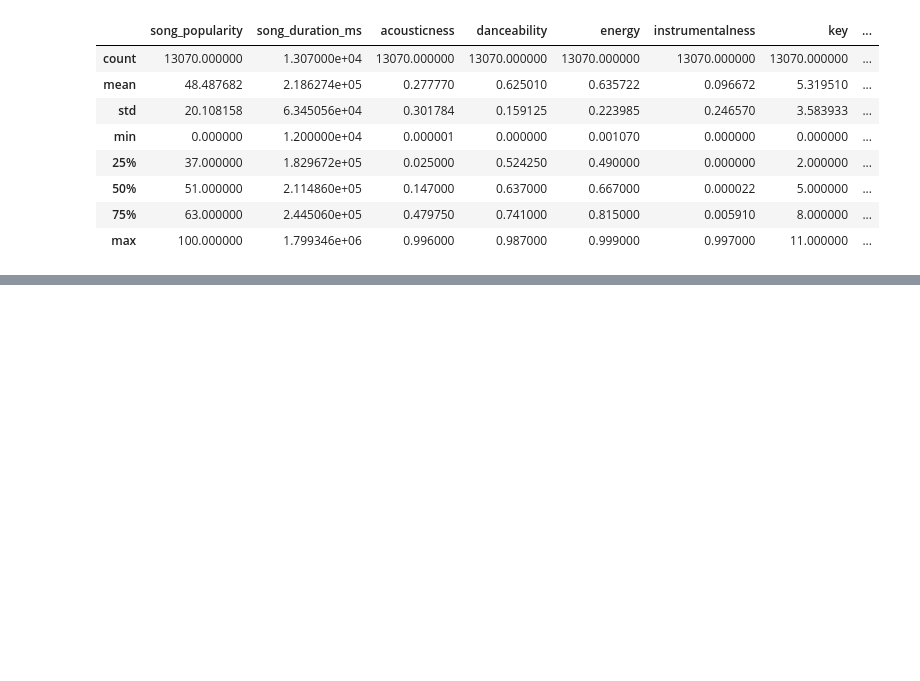
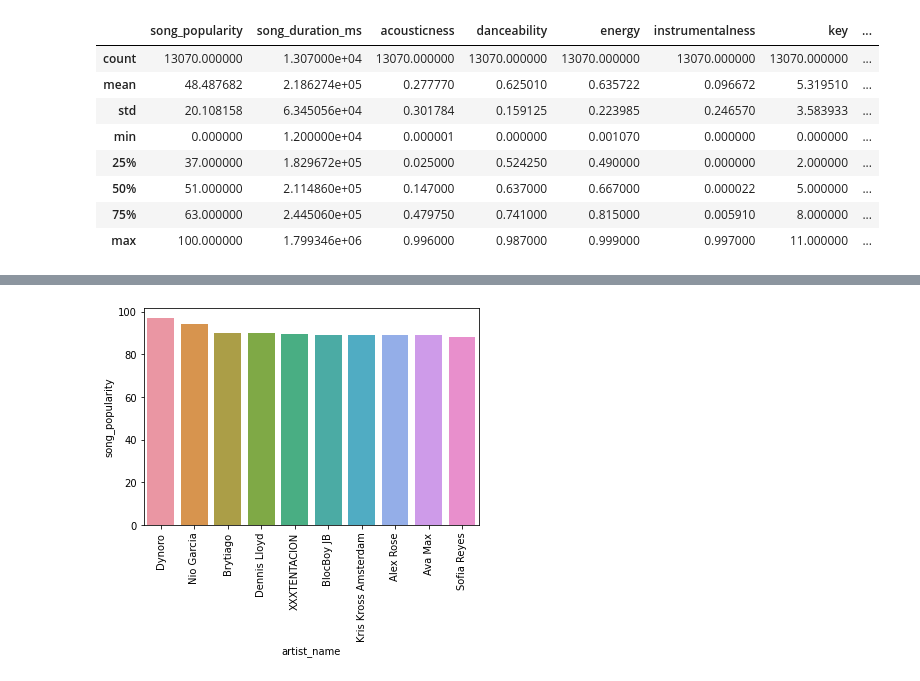
Before and after one commit to cedsvrn/song-recommendation, a Jupyter notebook: song-recommendation.ipynb, the cells around one changed output, grey strips where cells are left out. Saved outputs shown, nothing was run; the diff lists cells and outputs as text; code cells hidden in the pictures; blank space fills up the shorter version.

```diff
--- a/song-recommendation.ipynb
+++ b/song-recommendation.ipynb
@@ -144,0 +105,7 @@ plt.xticks(rotation=90)
+# %%
+# Getting and printing average popularity by artists
+data_gb_artist_avg_pop = data.groupby(['artist_name'])['song_popularity'].mean().to_frame().sort_values(['song_popularity'], ascending=False).reset_index()
+sns.barplot(x="artist_name", y="song_popularity", data=data_gb_artist_avg_pop.head(10))
+p = plt.xticks(rotation=90)
+# %% [output]
+[figure, added]
```
Also changed, not shown: parts of 8 cells of this notebook.
